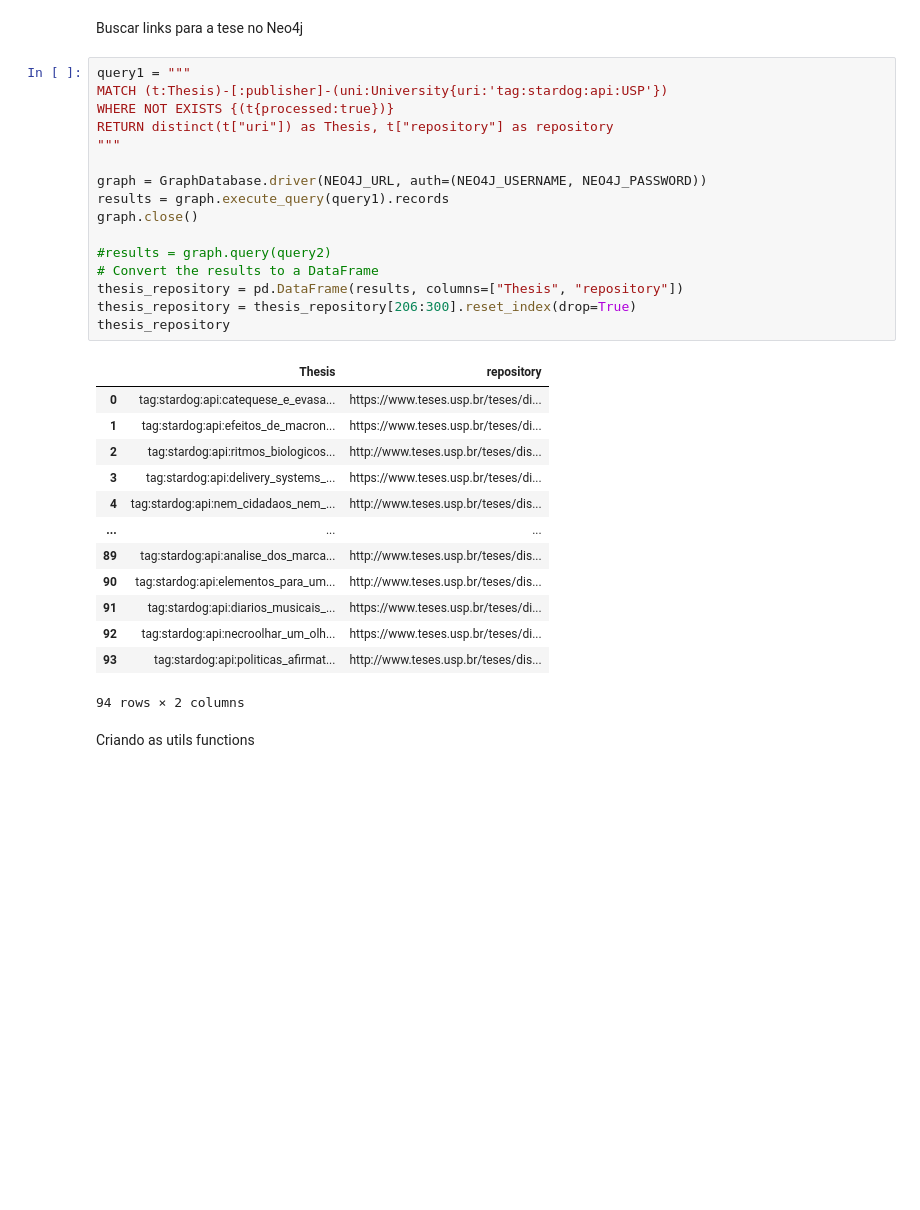
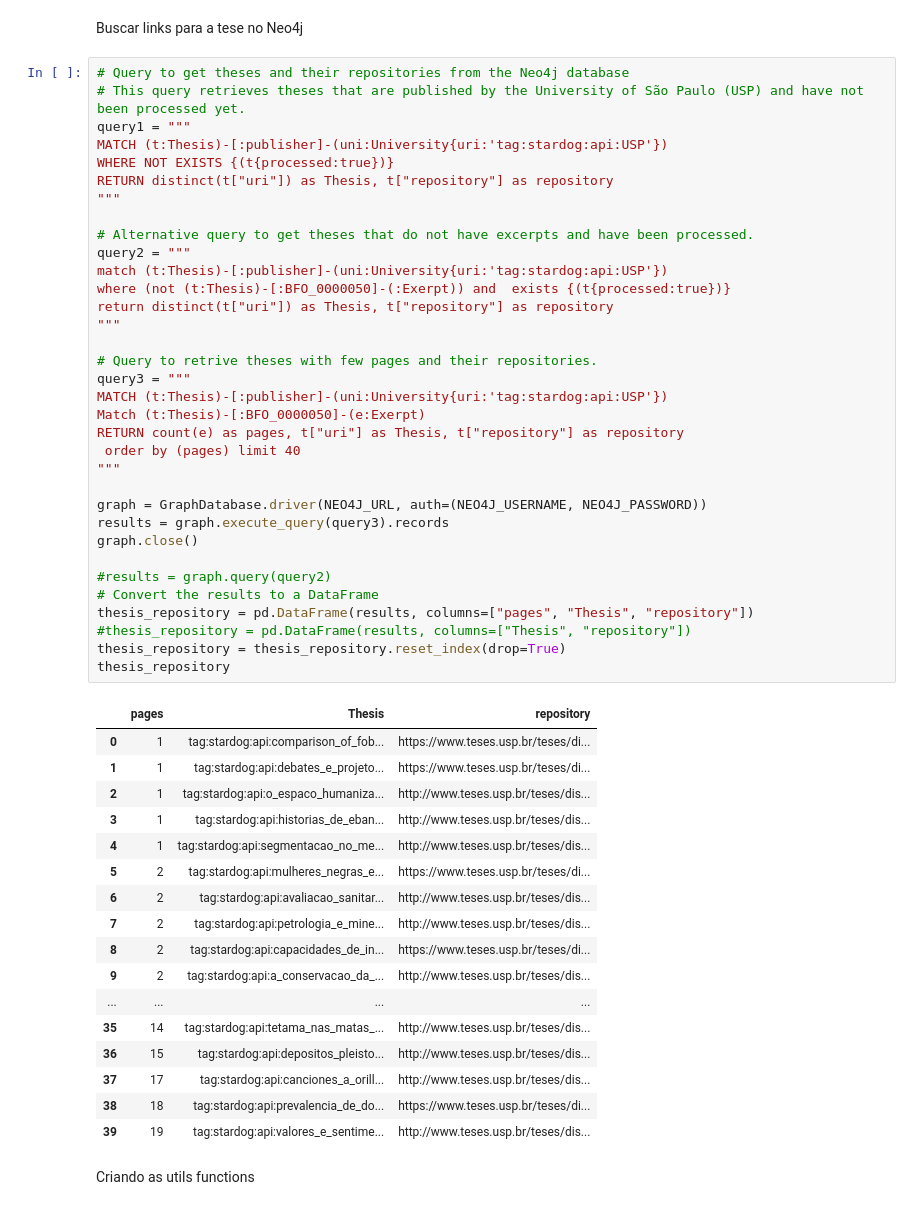
Before and after one commit to fabiocorreacordeiro/Indigenous-Slavery-KG, a Jupyter notebook: data/crawler_bibliotecas/USP/(rascunho)crawler CSV load 2.ipynb, the cells around one changed output. Drawn from its saved outputs; the diff is of its cells as text; blank space fills up the shorter version.

```diff
--- a/data/crawler_bibliotecas/USP/(rascunho)crawler CSV load 2.ipynb
+++ b/data/crawler_bibliotecas/USP/(rascunho)crawler CSV load 2.ipynb
@@ -35,35 +35,57 @@ graph = GraphDatabase.driver(NEO4J_URL, auth=(NEO4J_USERNAME, NEO4J_PASSWORD))
 # %% [markdown]
 Buscar links para a tese no Neo4j
 # %%
+# Query to get theses and their repositories from the Neo4j database
+# This query retrieves theses that are published by the University of São Paulo (USP) and have not been processed yet.
 query1 = """
 MATCH (t:Thesis)-[:publisher]-(uni:University{uri:'tag:stardog:api:USP'})
 WHERE NOT EXISTS {(t{processed:true})}
 RETURN distinct(t["uri"]) as Thesis, t["repository"] as repository
 """
 
+# Alternative query to get theses that do not have excerpts and have been processed.
+query2 = """
+match (t:Thesis)-[:publisher]-(uni:University{uri:'tag:stardog:api:USP'})
+where (not (t:Thesis)-[:BFO_0000050]-(:Exerpt)) and  exists {(t{processed:true})}
+return distinct(t["uri"]) as Thesis, t["repository"] as repository
+"""
+
+# Query to retrive theses with few pages and their repositories.
+query3 = """
+MATCH (t:Thesis)-[:publisher]-(uni:University{uri:'tag:stardog:api:USP'})
+Match (t:Thesis)-[:BFO_0000050]-(e:Exerpt)
+RETURN count(e) as pages, t["uri"] as Thesis, t["repository"] as repository
+ order by (pages) limit 40
+"""
+
 graph = GraphDatabase.driver(NEO4J_URL, auth=(NEO4J_USERNAME, NEO4J_PASSWORD))
-results = graph.execute_query(query1).records
+results = graph.execute_query(query3).records
 graph.close()
 
 #results = graph.query(query2)
 # Convert the results to a DataFrame
-thesis_repository = pd.DataFrame(results, columns=["Thesis", "repository"])
-thesis_repository = thesis_repository[206:300].reset_index(drop=True)
+thesis_repository = pd.DataFrame(results, columns=["pages", "Thesis", "repository"])
+#thesis_repository = pd.DataFrame(results, columns=["Thesis", "repository"])
+thesis_repository = thesis_repository.reset_index(drop=True)
 thesis_repository
 # %% [output]
-|  | Thesis | repository |
-| 0 | tag:stardog:api:catequese_e_evasa... | https://www.teses.usp.br/teses/di... |
-| 1 | tag:stardog:api:efeitos_de_macron... | https://www.teses.usp.br/teses/di... |
-| 2 | tag:stardog:api:ritmos_biologicos... | http://www.teses.usp.br/teses/dis... |
-| 3 | tag:stardog:api:delivery_systems_... | https://www.teses.usp.br/teses/di... |
-| 4 | tag:stardog:api:nem_cidadaos_nem_... | http://www.teses.usp.br/teses/dis... |
-| ... | ... | ... |
-| 89 | tag:stardog:api:analise_dos_marca... | http://www.teses.usp.br/teses/dis... |
-| 90 | tag:stardog:api:elementos_para_um... | http://www.teses.usp.br/teses/dis... |
-| 91 | tag:stardog:api:diarios_musicais_... | https://www.teses.usp.br/teses/di... |
-| 92 | tag:stardog:api:necroolhar_um_olh... | https://www.teses.usp.br/teses/di... |
-| 93 | tag:stardog:api:politicas_afirmat... | http://www.teses.usp.br/teses/dis... |
+|  | pages | Thesis | repository |
+| 0 | 1 | tag:stardog:api:comparison_of_fob... | https://www.teses.usp.br/teses/di... |
+| 1 | 1 | tag:stardog:api:debates_e_projeto... | https://www.teses.usp.br/teses/di... |
+| 2 | 1 | tag:stardog:api:o_espaco_humaniza... | http://www.teses.usp.br/teses/dis... |
+| 3 | 1 | tag:stardog:api:historias_de_eban... | http://www.teses.usp.br/teses/dis... |
+| 4 | 1 | tag:stardog:api:segmentacao_no_me... | http://www.teses.usp.br/teses/dis... |
+| 5 | 2 | tag:stardog:api:mulheres_negras_e... | https://www.teses.usp.br/teses/di... |
+| 6 | 2 | tag:stardog:api:avaliacao_sanitar... | http://www.teses.usp.br/teses/dis... |
+| 7 | 2 | tag:stardog:api:petrologia_e_mine... | http://www.teses.usp.br/teses/dis... |
+| 8 | 2 | tag:stardog:api:capacidades_de_in... | https://www.teses.usp.br/teses/di... |
+| 9 | 2 | tag:stardog:api:a_conservacao_da_... | http://www.teses.usp.br/teses/dis... |
+| ... | ... | ... | ... |
+| 35 | 14 | tag:stardog:api:tetama_nas_matas_... | http://www.teses.usp.br/teses/dis... |
+| 36 | 15 | tag:stardog:api:depositos_pleisto... | http://www.teses.usp.br/teses/dis... |
+| 37 | 17 | tag:stardog:api:canciones_a_orill... | http://www.teses.usp.br/teses/dis... |
+| 38 | 18 | tag:stardog:api:prevalencia_de_do... | https://www.teses.usp.br/teses/di... |
+| 39 | 19 | tag:stardog:api:valores_e_sentime... | http://www.teses.usp.br/teses/dis... |
-94 rows × 2 columns
 # %% [markdown]
 Criando as utils functions
 # %%
```
Also changed, not shown: parts of 2 cells of this notebook, 2 other files.
